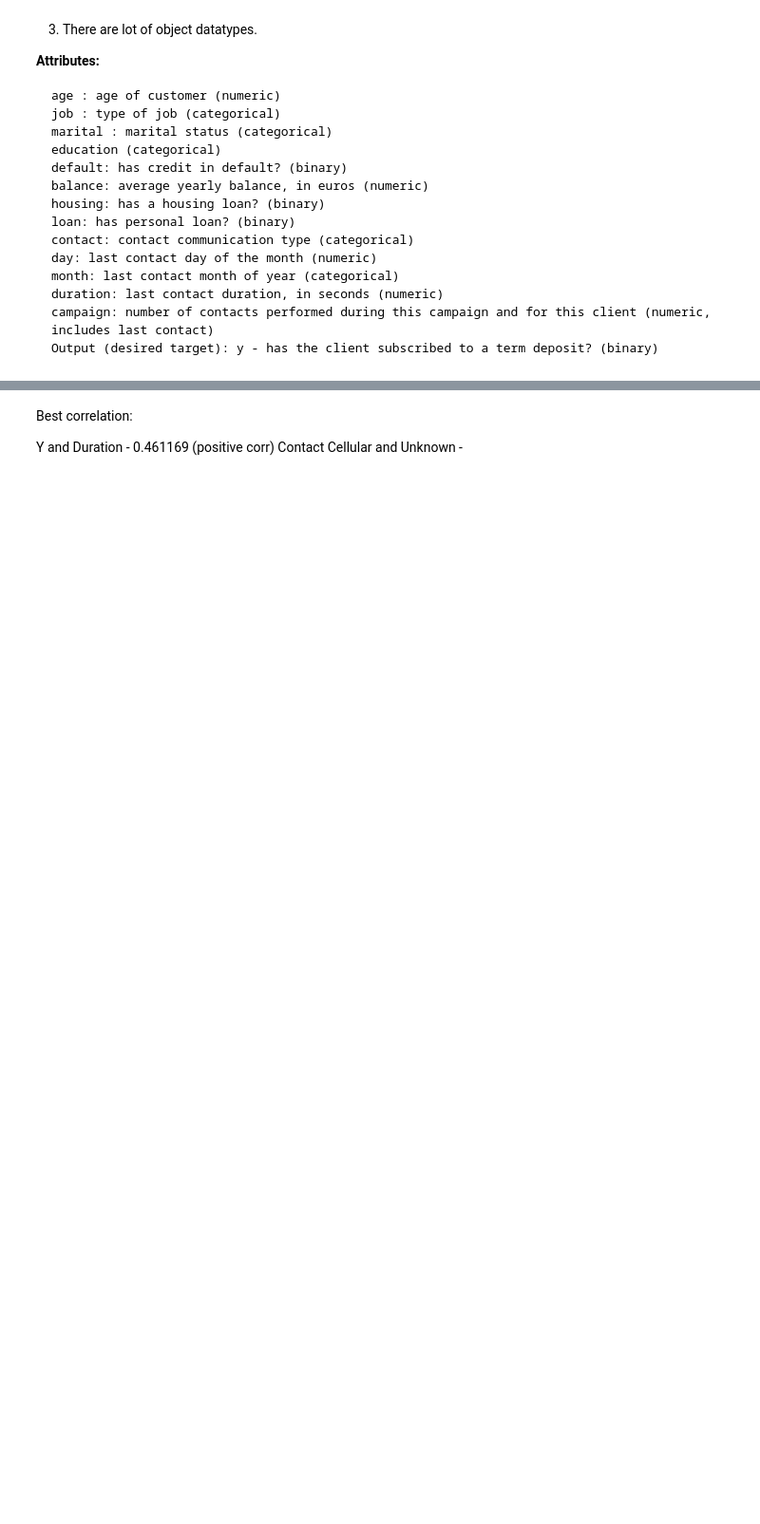
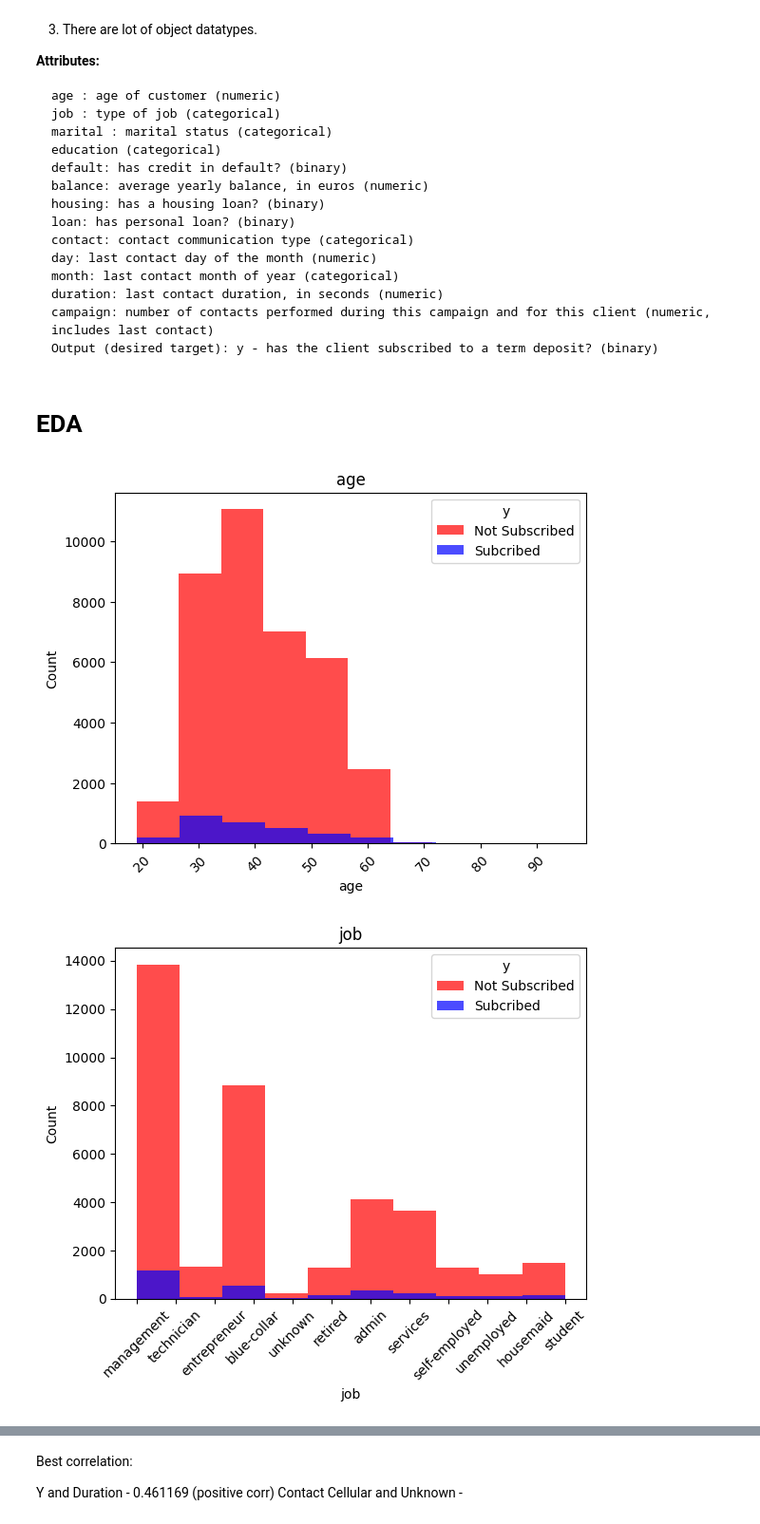
Before and after one commit to kuzhuppillil/4jwFB7LZrh7Mn9TT, a Jupyter notebook: Term_Deposit_Marketing.ipynb, the cells around one changed output, grey strips where cells are left out. Shown at 95% size. Cells and saved outputs as stored; diff of their text form; code cells hidden in the pictures; blank space fills up the shorter version.

```diff
--- a/Term_Deposit_Marketing.ipynb
+++ b/Term_Deposit_Marketing.ipynb
@@ -90,0 +101,21 @@ df['loan'] = df['loan'].str.replace('yes','1').str.replace('no','0').astype(int)
+# %% [markdown]
+# EDA
+# %%
+
+def hist(df):
+  for feature in df.columns:
+    #plt.hist(df[feature])
+    plt.hist(df[df["y"]==0][feature], color='red', label ='Not Subscribed', alpha = 0.7, density = False)
+    plt.hist(df[df["y"]==1][feature], color='blue', label ='Subcribed', alpha = 0.7, density =False)
+    plt.title(feature)
+    plt.ylabel("Count")
+    plt.xlabel(feature)
+    plt.xticks(rotation=45)
+    plt.legend(title = 'y')
+    plt.show()
+
+
+hist(df)
+# %% [output]
+[figure, added]
+[figure, added]
```
Also changed, not shown: parts of 21 cells of this notebook.
